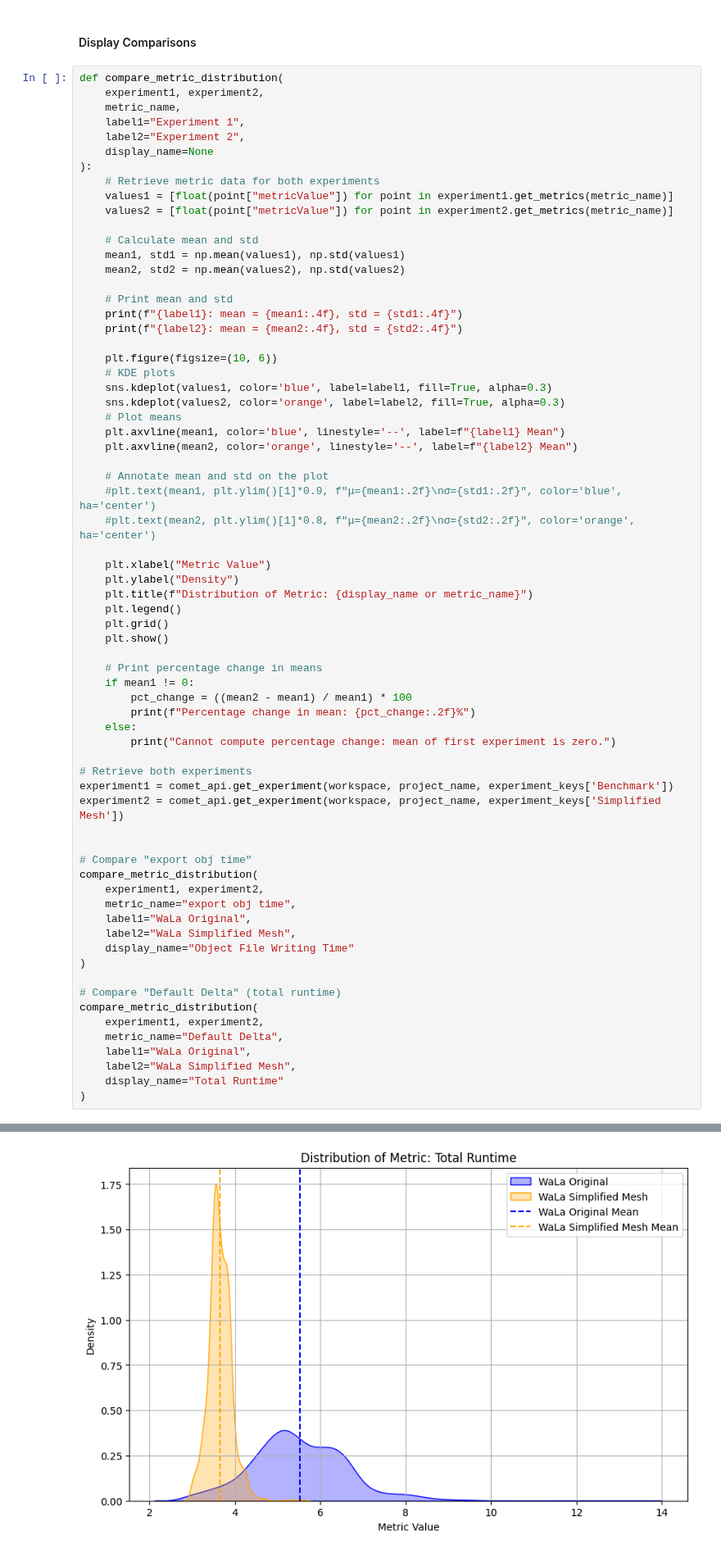
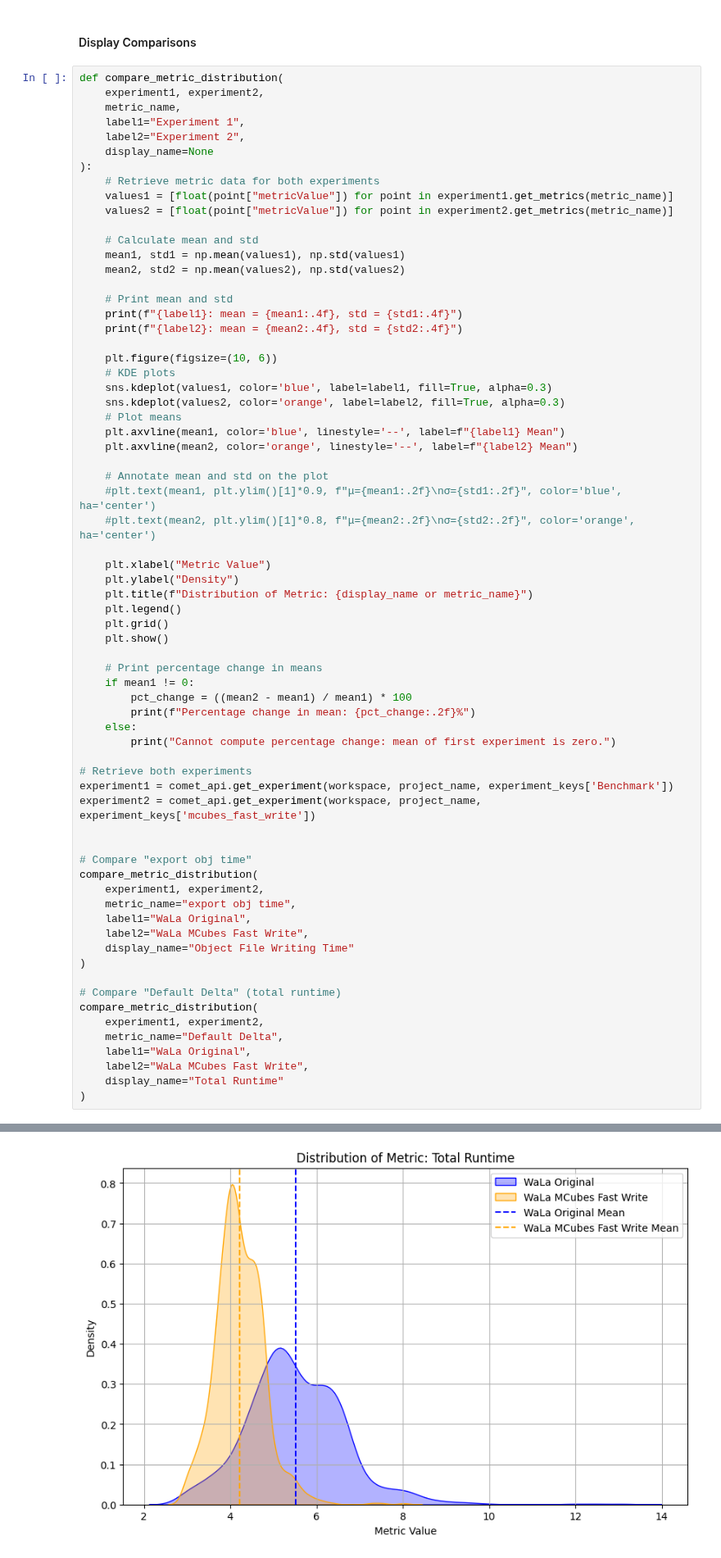
Before and after one commit to AutodeskAILab/WaLa, a Jupyter notebook: Baseline_Testing.ipynb, the cells around one changed output, grey strips where cells are left out. Shown at 82% size. Drawn from its saved outputs; the diff is of its cells as text.

```diff
--- a/Baseline_Testing.ipynb
+++ b/Baseline_Testing.ipynb
@@ -820,7 +772,7 @@ def compare_metric_distribution(
 
 # Retrieve both experiments
 experiment1 = comet_api.get_experiment(workspace, project_name, experiment_keys['Benchmark'])
-experiment2 = comet_api.get_experiment(workspace, project_name, experiment_keys['Simplified Mesh'])
+experiment2 = comet_api.get_experiment(workspace, project_name, experiment_keys['mcubes_fast_write'])
 
 
 # Compare "export obj time"
@@ -828,7 +780,7 @@ compare_metric_distribution(
     experiment1, experiment2,
     metric_name="export obj time",
     label1="WaLa Original",
-    label2="WaLa Simplified Mesh",
+    label2="WaLa MCubes Fast Write",
     display_name="Object File Writing Time"
 )
 
@@ -837,7 +789,7 @@ compare_metric_distribution(
     experiment1, experiment2,
     metric_name="Default Delta",
     label1="WaLa Original",
-    label2="WaLa Simplified Mesh",
+    label2="WaLa MCubes Fast Write",
     display_name="Total Runtime"
 )
 # %% [output]
@@ -850 +802 @@ WaLa Simplified Mesh: mean = 3.6493, std = 0.2728
-[figure, old version]
+[figure, new version]
```
Also changed, not shown: parts of 9 cells of this notebook, 6 other files.
